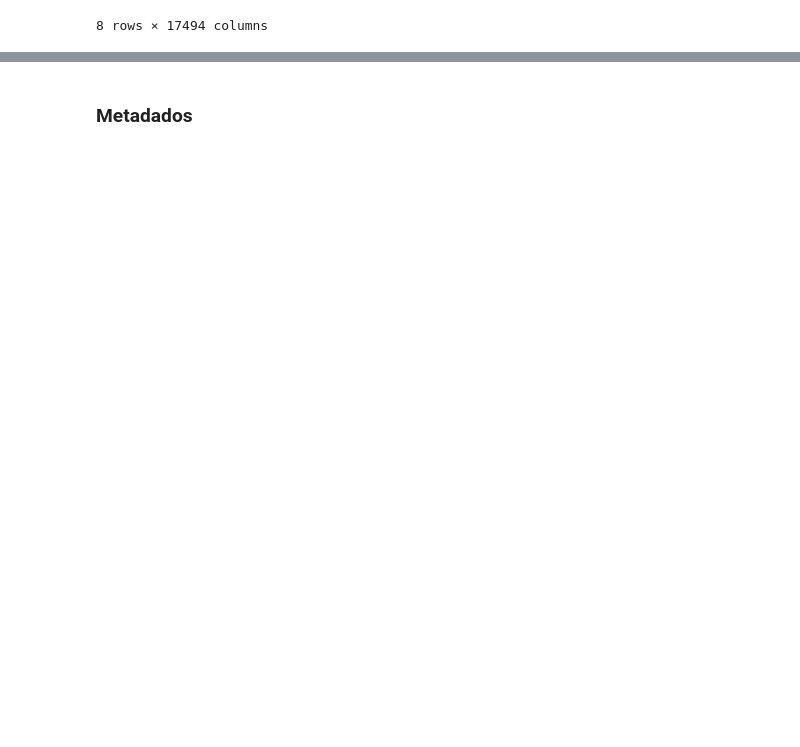
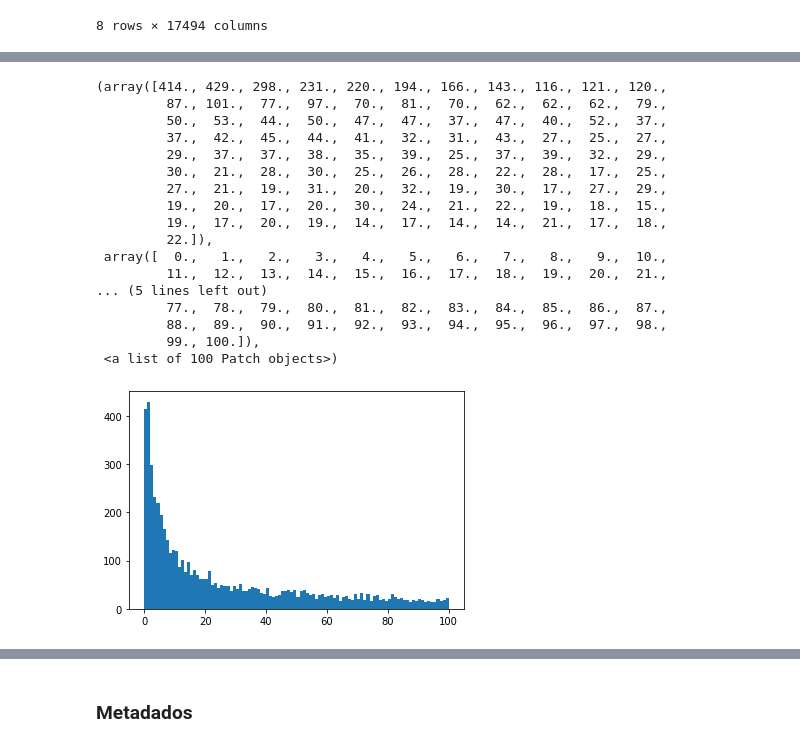
Before and after one commit to edgar-pinto/MEBIOM_BIOINF, a Jupyter notebook: dataset1.ipynb, the cells around one changed output, grey strips where cells are left out. Drawn from its saved outputs; the diff is of its cells as text; code cells hidden in the pictures; blank space fills up the shorter version.

```diff
--- a/dataset1.ipynb
+++ b/dataset1.ipynb
@@ -337,0 +348,21 @@ Name: AAA1, Length: 592, dtype: float64
+# %%
+plt.hist(mean_hist, bins=100, range = (0,100))
+# %% [output]
+(array([414., 429., 298., 231., 220., 194., 166., 143., 116., 121., 120.,
+         87., 101.,  77.,  97.,  70.,  81.,  70.,  62.,  62.,  62.,  79.,
+         50.,  53.,  44.,  50.,  47.,  47.,  37.,  47.,  40.,  52.,  37.,
+         37.,  42.,  45.,  44.,  41.,  32.,  31.,  43.,  27.,  25.,  27.,
+         29.,  37.,  37.,  38.,  35.,  39.,  25.,  37.,  39.,  32.,  29.,
+         30.,  21.,  28.,  30.,  25.,  26.,  28.,  22.,  28.,  17.,  25.,
+         27.,  21.,  19.,  31.,  20.,  32.,  19.,  30.,  17.,  27.,  29.,
+         19.,  20.,  17.,  20.,  30.,  24.,  21.,  22.,  19.,  18.,  15.,
+         19.,  17.,  20.,  19.,  14.,  17.,  14.,  14.,  21.,  17.,  18.,
+         22.]),
+ array([  0.,   1.,   2.,   3.,   4.,   5.,   6.,   7.,   8.,   9.,  10.,
+         11.,  12.,  13.,  14.,  15.,  16.,  17.,  18.,  19.,  20.,  21.,
+... (5 lines left out)
+         77.,  78.,  79.,  80.,  81.,  82.,  83.,  84.,  85.,  86.,  87.,
+         88.,  89.,  90.,  91.,  92.,  93.,  94.,  95.,  96.,  97.,  98.,
+         99., 100.]),
+ <a list of 100 Patch objects>)
+[figure, added]
```
Also changed, not shown: parts of 63 cells of this notebook.
